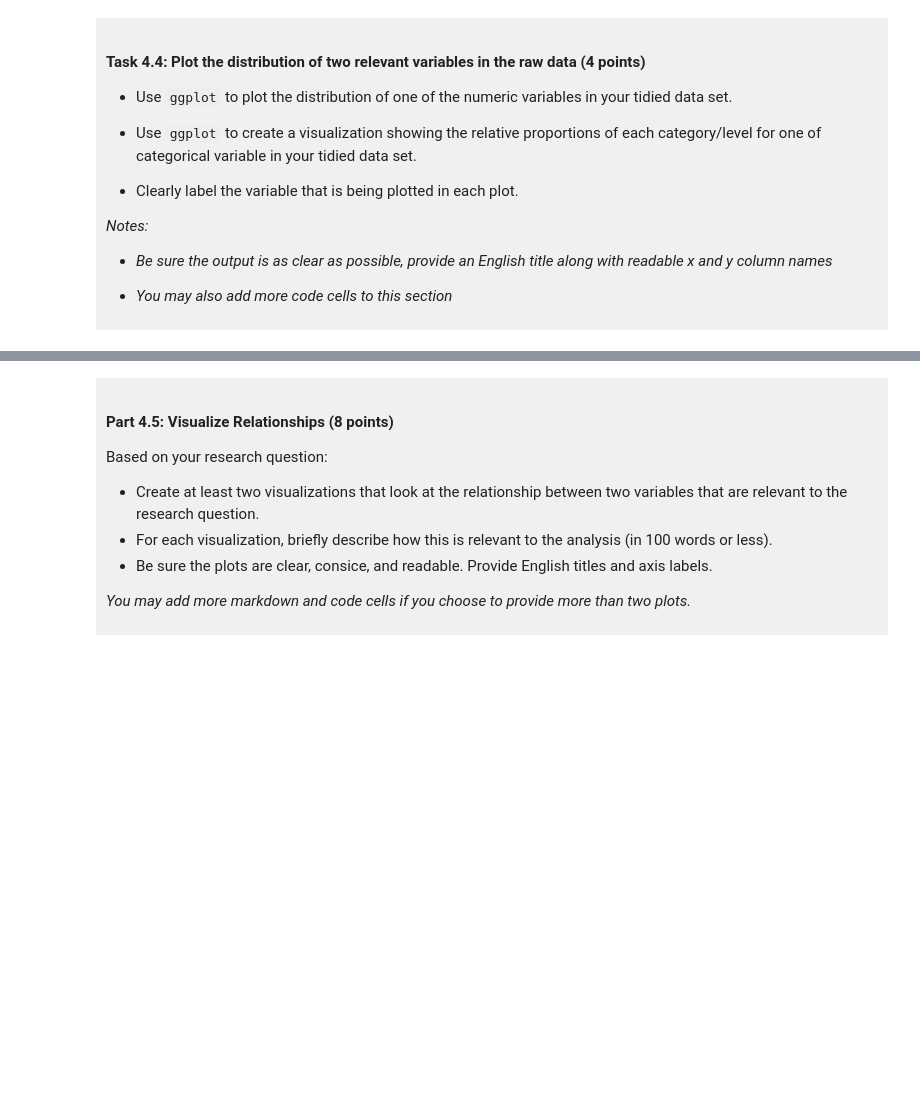
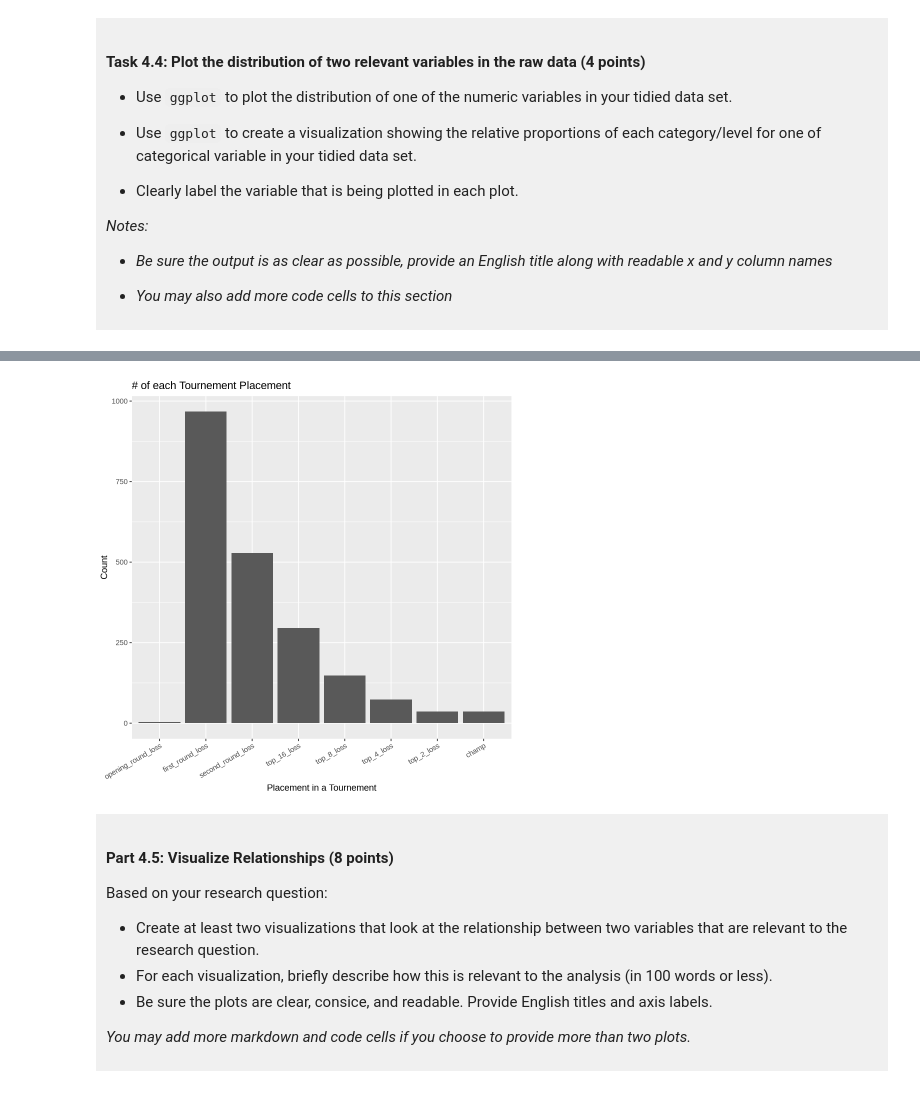
Before and after one commit to Sami-ProfessionalAccount/DSCI-100-Project-Samantha-Deschere, a Jupyter notebook: dsci-100-project-notebook.ipynb, the cells around one changed output, grey strips where cells are left out. Saved outputs shown, nothing was run; the diff lists cells and outputs as text; code cells hidden in the pictures; blank space fills up the shorter version.

```diff
--- a/dsci-100-project-notebook.ipynb
+++ b/dsci-100-project-notebook.ipynb
@@ -305,5 +359,10 @@ You will refine your research question (if needed) and produce a tidy data set.
 # %%
-### EDIT THIS CODE CELL FOR PLOT 2 ###
+count_placement <- ggplot(use_data, aes(x=tourney_finish)) + geom_bar() +
+labs(x="Placement in a Tournement", y="Count", title="# of each Tournement Placement") +
+theme(axis.text.x = element_text(angle = 30, hjust= 1))
+count_placement
+# %% [output]
+[figure, added]
 # %% [markdown]
 <div style="background-color: #f0f0f0; padding: 10px;">
 
```
Also changed, not shown: parts of 12 cells of this notebook.
